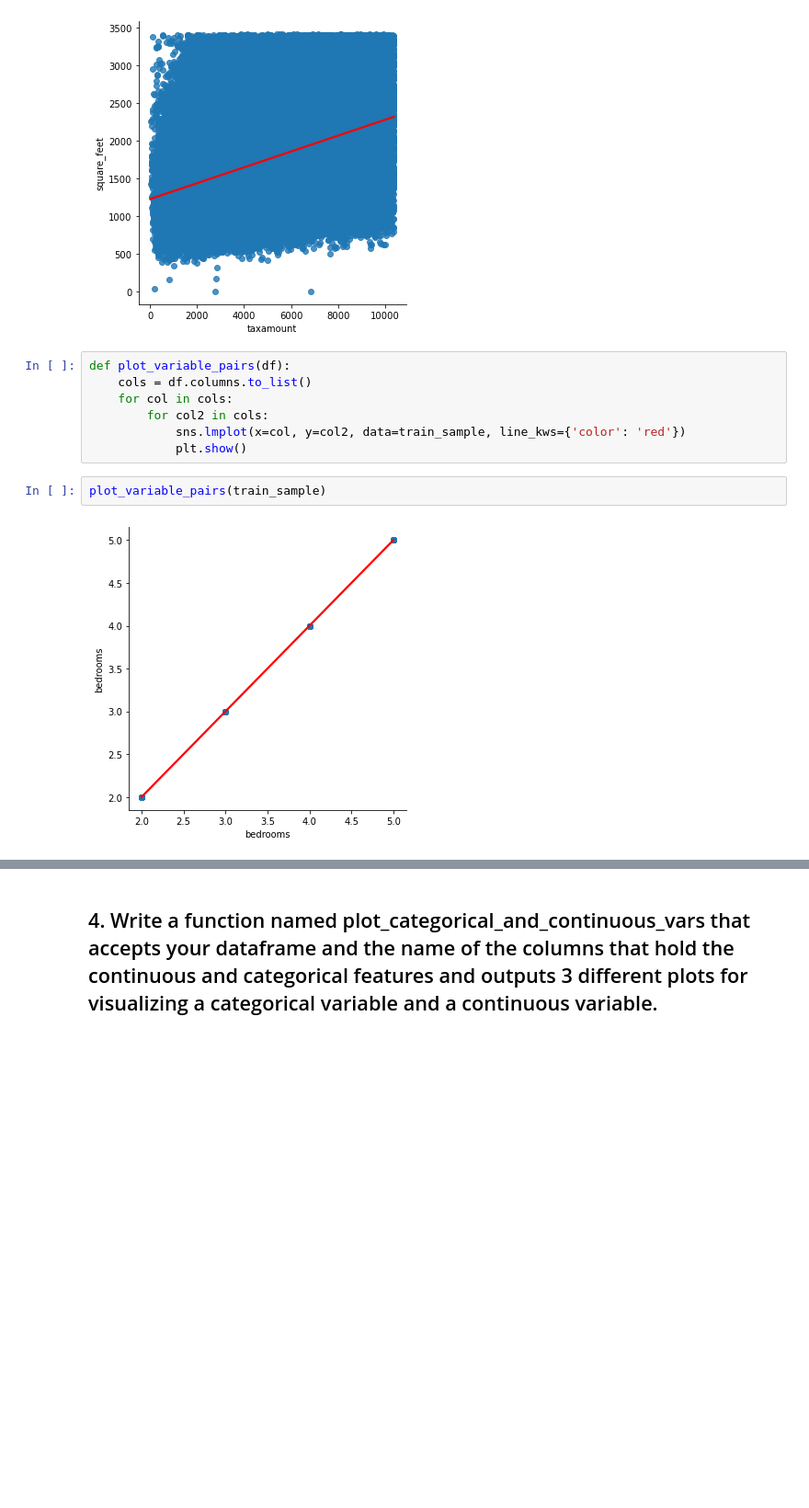
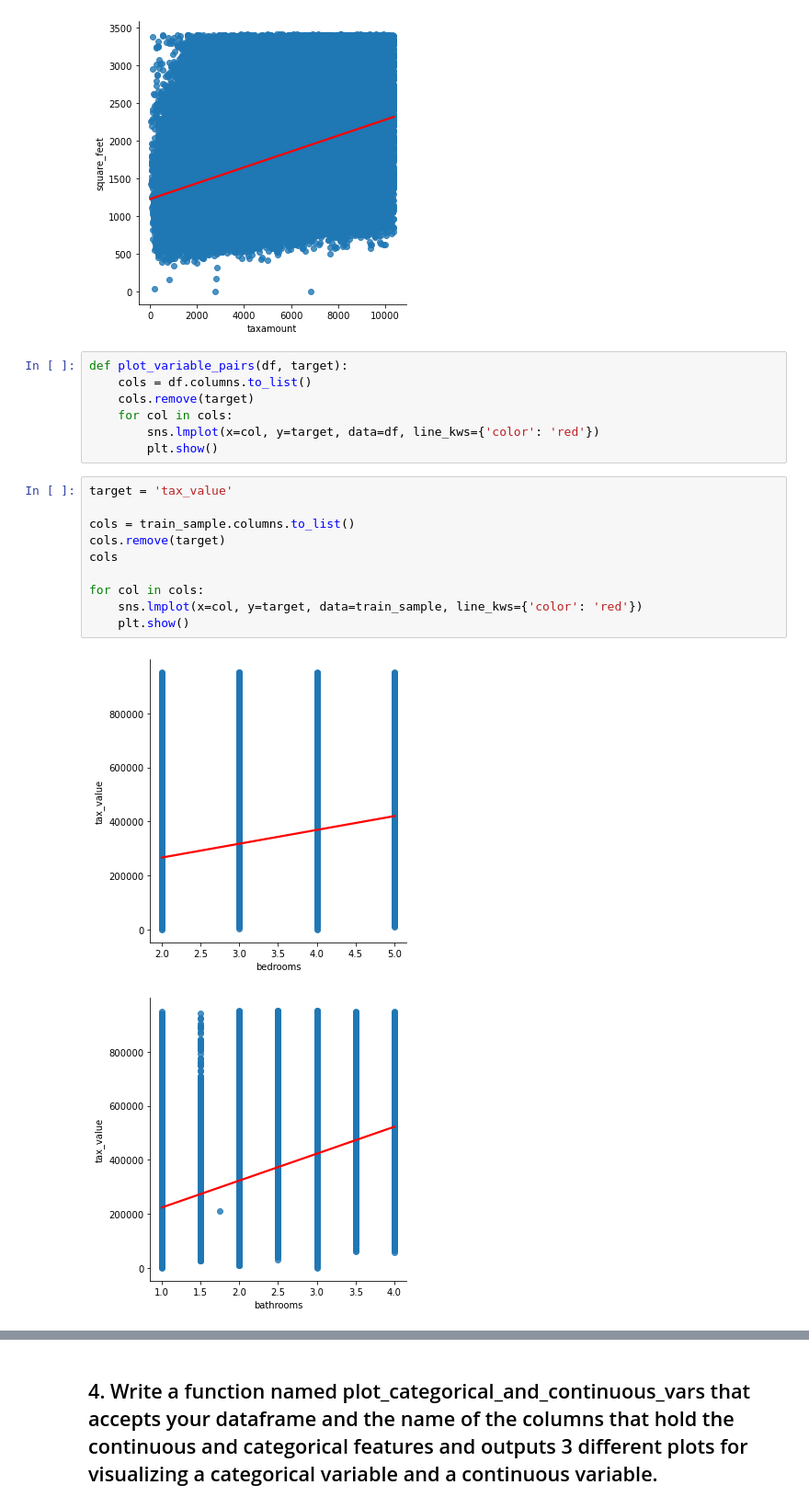
Before and after one commit to markydoug/regression-exercises, a Jupyter notebook: explore.ipynb, the cells around one changed output, grey strips where cells are left out. Shown at 92% size. Saved outputs shown, nothing was run; the diff lists cells and outputs as text; blank space fills up the shorter version.

```diff
--- a/explore.ipynb
+++ b/explore.ipynb
@@ -92,13 +93,22 @@ plt.show()
 # %% [output]
 [figure]
 # %%
-def plot_variable_pairs(df):
+def plot_variable_pairs(df, target):
     cols = df.columns.to_list()
+    cols.remove(target)
     for col in cols:
-        for col2 in cols:
-            sns.lmplot(x=col, y=col2, data=train_sample, line_kws={'color': 'red'})
-            plt.show()
+        sns.lmplot(x=col, y=target, data=df, line_kws={'color': 'red'})
+        plt.show()
-# %%
-plot_variable_pairs(train_sample)
-# %% [output]
-[figure, removed]
+# %%
+target = 'tax_value'
+
+cols = train_sample.columns.to_list()
+cols.remove(target)
+cols
+
+for col in cols:
+    sns.lmplot(x=col, y=target, data=train_sample, line_kws={'color': 'red'})
+    plt.show()
+# %% [output]
+[figure, added]
+[figure, added]
```
Also changed, not shown: parts of 20 cells of this notebook.
